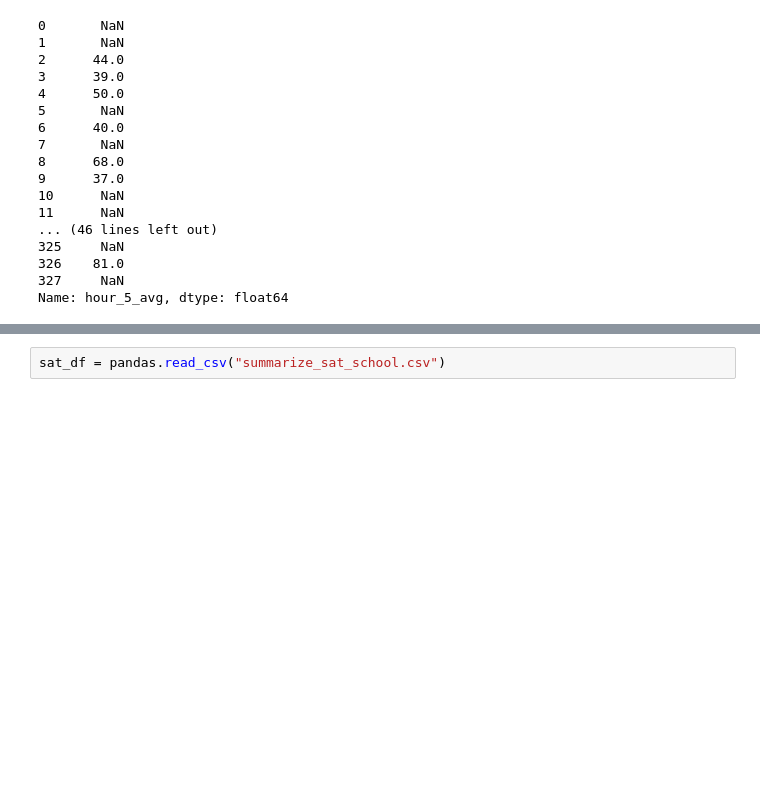
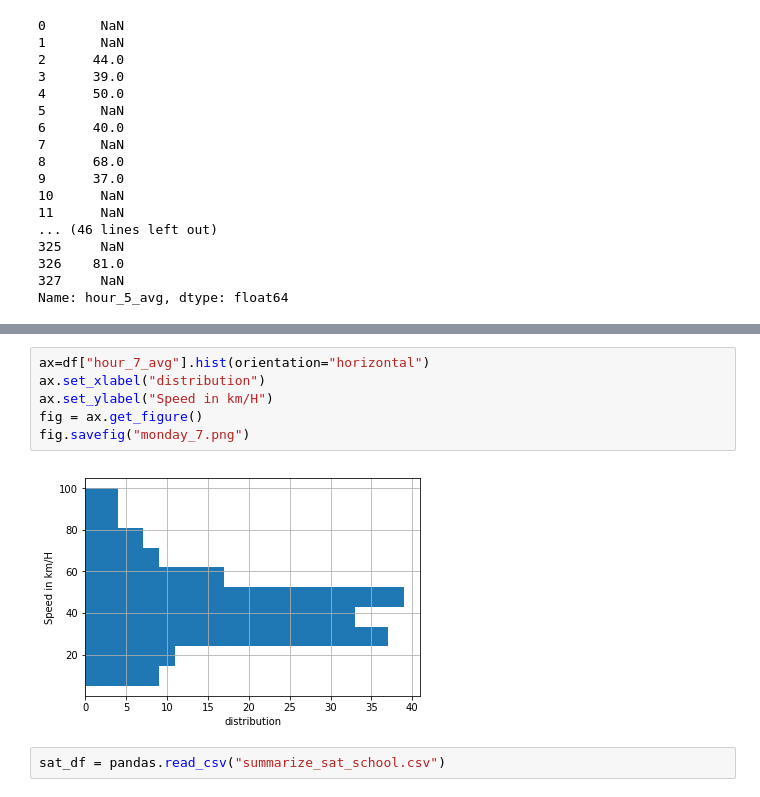
Before and after one commit to alextanhongpin/mytraffichack-school-data, a Jupyter notebook: datadive/segment data.ipynb, the cells around one changed output, grey strips where cells are left out. Saved outputs shown, nothing was run; the diff lists cells and outputs as text; blank space fills up the shorter version.

```diff
--- a/datadive/segment data.ipynb
+++ b/datadive/segment data.ipynb
@@ -67,3 +66,11 @@ df["hour_7_avg"].hist()
+# %%
+ax=df["hour_7_avg"].hist(orientation="horizontal")
+ax.set_xlabel("distribution")
+ax.set_ylabel("Speed in km/H")
+fig = ax.get_figure()
+fig.savefig("monday_7.png")
+# %% [output]
+[figure, added]
 # %%
 sat_df = pandas.read_csv("summarize_sat_school.csv")
 # %%
```
Also changed, not shown: parts of 14 cells of this notebook, 7 other files.
